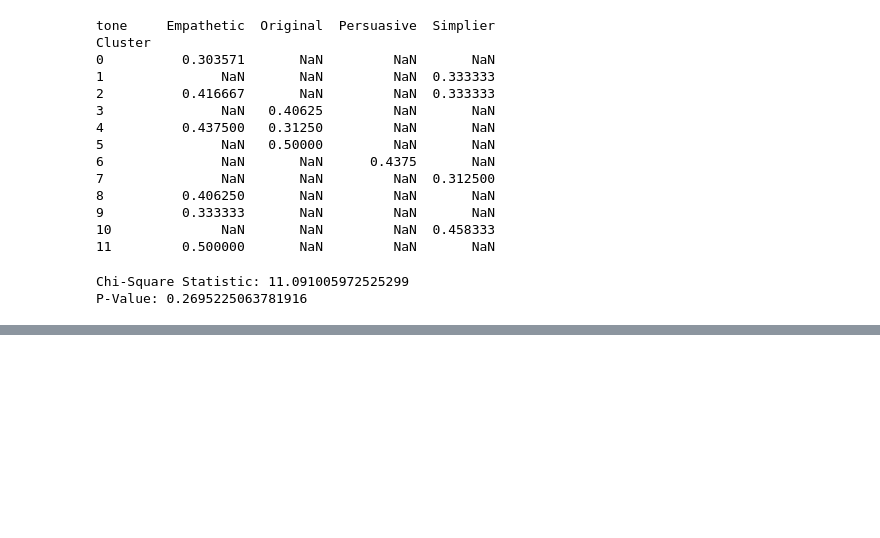
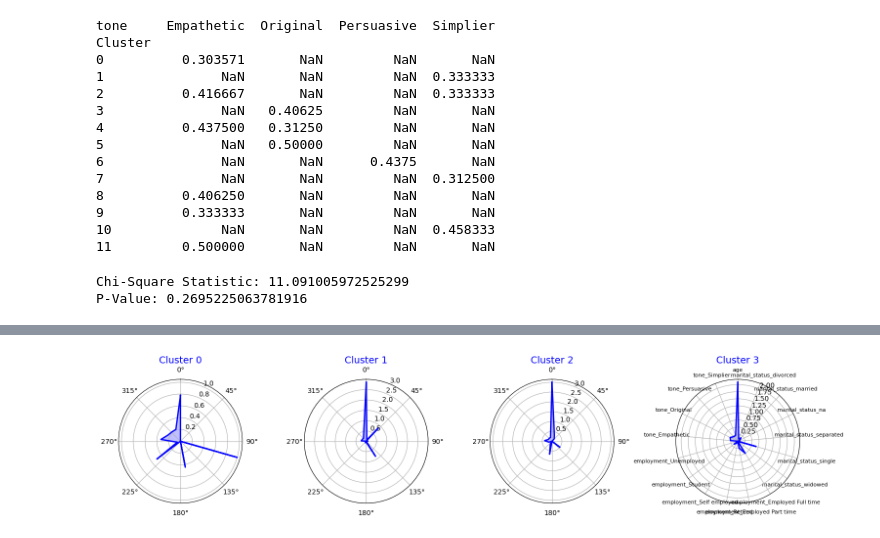
Before and after one commit to esoto15/research-summer-2024, a Jupyter notebook: dimension-reduction/dem-based-clustering.ipynb, the cells around one changed output, grey strips where cells are left out. Cells and saved outputs as stored; diff of their text form; code cells hidden in the pictures; blank space fills up the shorter version.

```diff
--- a/dimension-reduction/dem-based-clustering.ipynb
+++ b/dimension-reduction/dem-based-clustering.ipynb
@@ -386,0 +379,8 @@ Classification Accuracy: 0.375
+# %%
+combined_df = pd.concat([demographics_encoded, tones_encoded], axis=1)
+# %%
+cluster_label = pd.DataFrame(pca_graphs, columns=['Cluster'])
+# %%
+combined_df = pd.concat([combined_df, cluster_label], axis=1)
+# %%
+tone_averages = combined_df.groupby('Cluster').mean().reset_index()
@@ -386,0 +389,47 @@ Classification Accuracy: 0.375
+# %%
+# Prepare data
+labels = tone_averages.columns[1:]  # Exclude 'Cluster' column
+num_vars = len(labels)
+
+# Create a radar chart
+def create_radar_chart(df, cluster_label, ax):
+    # Number of variables
+    num_vars = len(labels)
+
+    # Compute angle for each axis
+    angles = np.linspace(0, 2 * np.pi, num_vars, endpoint=False).tolist()
+    angles += angles[:1]
+
+    # The radar chart requires a full circle
+    values = df.loc[df['Cluster'] == cluster_label, labels].values.flatten().tolist()
+    values += values[:1]
+
+    ax.set_theta_offset(pi / 2)
+    ax.set_theta_direction(-1)
+
+    # Draw one axe per feature and add labels
+    plt.xticks(angles[:-1], labels, color='black', size=8)
+
+    # Draw ylabels
+    ax.set_rscale('linear')
+
+    # Plot data
+    ax.plot(angles, values, color='blue', linewidth=2, linestyle='solid', label=f'Cluster {cluster_label}')
+    ax.fill(angles, values, color='blue', alpha=0.25)
+
+    # Add a title
+    ax.set_title(f'Cluster {cluster_label}', size=14, color='blue', y=1.1)
+
+# Create subplots
+fig, axs = plt.subplots(1, len(tone_averages['Cluster'].unique()), subplot_kw=dict(polar=True), figsize=(18, 8))
+fig.subplots_adjust(wspace=0.5)
+
+# Plot radar charts for each cluster
+for cluster in tone_averages['Cluster'].unique():
+    ax = axs[cluster]
+    create_radar_chart(tone_averages, cluster, ax)
+
+# Show plot
+plt.show()
+# %% [output]
+[figure, added]
```
Also changed, not shown: parts of 9 cells of this notebook, 2 other files.
